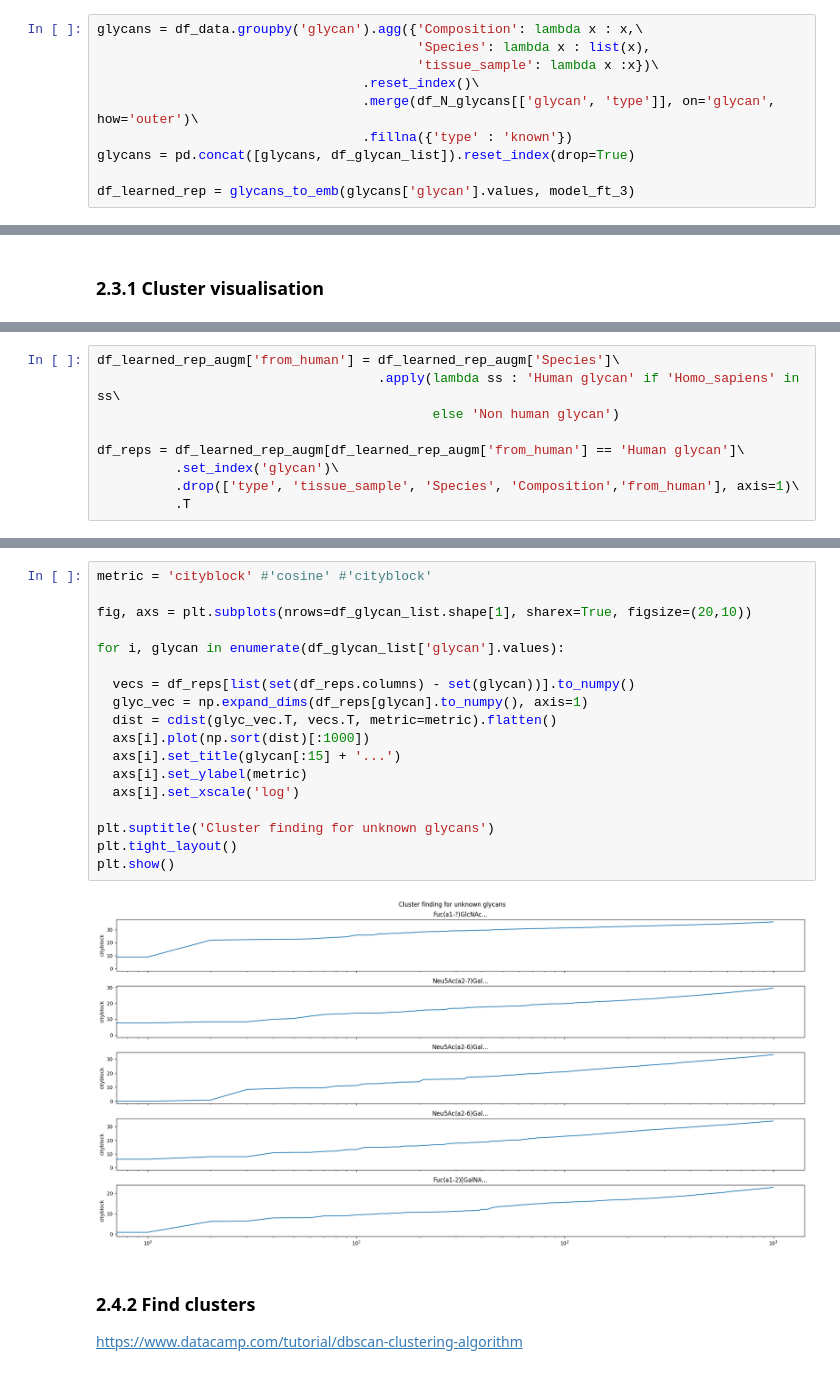
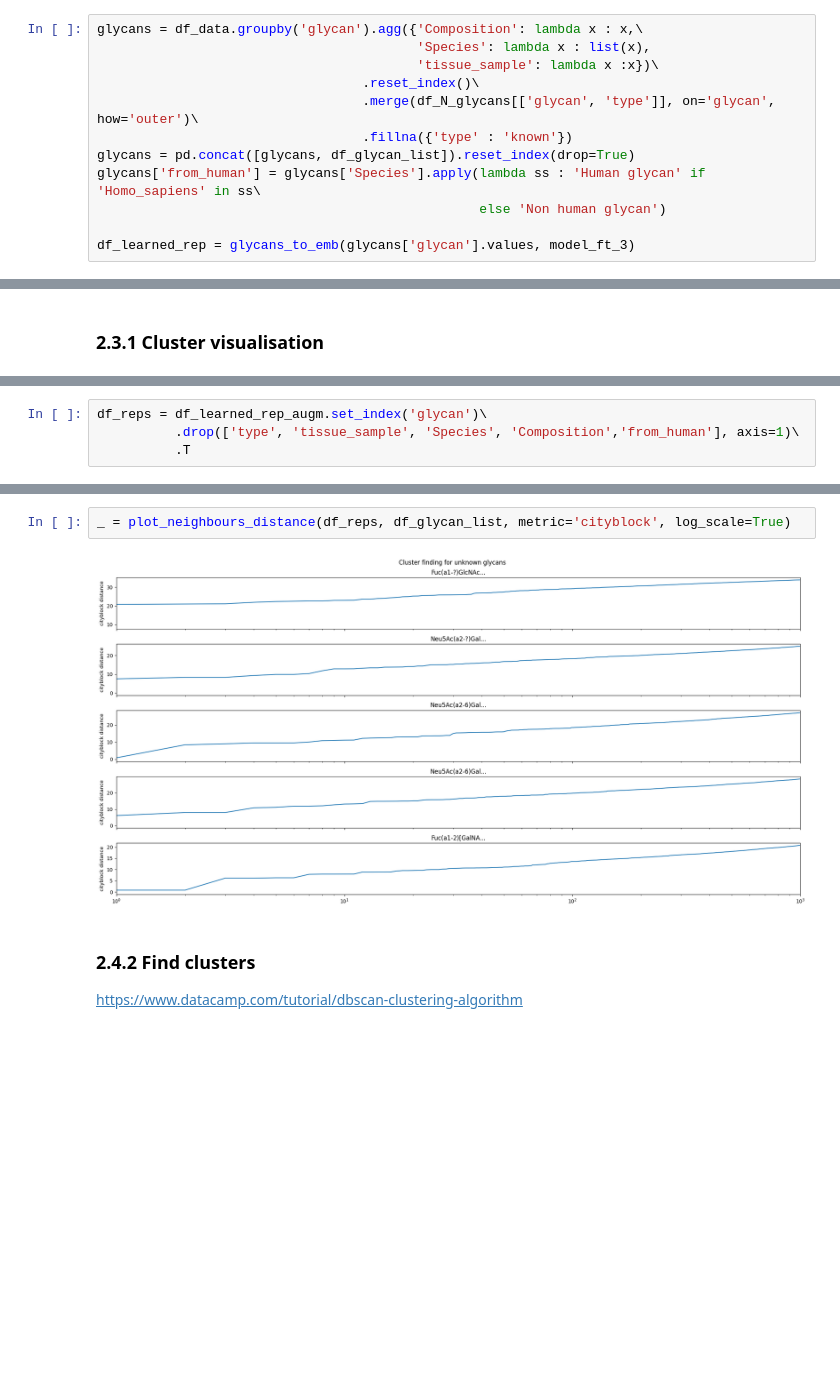
Before and after one commit to PhiCtl/glycan-biomarkers, a Jupyter notebook: notebooks/glycan_embedding.ipynb, the cells around one changed output, grey strips where cells are left out. Cells and saved outputs as stored; diff of their text form; blank space fills up the shorter version.

```diff
--- a/notebooks/glycan_embedding.ipynb
+++ b/notebooks/glycan_embedding.ipynb
@@ -205,6 +174,8 @@ glycans = df_data.groupby('glycan').agg({'Composition': lambda x : x,\
                                   .merge(df_N_glycans[['glycan', 'type']], on='glycan', how='outer')\
                                   .fillna({'type' : 'known'})
 glycans = pd.concat([glycans, df_glycan_list]).reset_index(drop=True)
+glycans['from_human'] = glycans['Species'].apply(lambda ss : 'Human glycan' if 'Homo_sapiens' in ss\
+                                                 else 'Non human glycan')
 
 df_learned_rep = glycans_to_emb(glycans['glycan'].values, model_ft_3)
 # %% [output]
@@ -285,10 +247,5 @@ This stage would need validation with other methods to see whether we end up wit
 # %%
-df_learned_rep_augm['from_human'] = df_learned_rep_augm['Species']\
-                                    .apply(lambda ss : 'Human glycan' if 'Homo_sapiens' in ss\
-                                           else 'Non human glycan')
-
-df_reps = df_learned_rep_augm[df_learned_rep_augm['from_human'] == 'Human glycan']\
-          .set_index('glycan')\
+df_reps = df_learned_rep_augm.set_index('glycan')\
           .drop(['type', 'tissue_sample', 'Species', 'Composition','from_human'], axis=1)\
           .T
 # %%
@@ -315,23 +285,7 @@ plt.show()
 # %%
-metric = 'cityblock' #'cosine' #'cityblock'
-
-fig, axs = plt.subplots(nrows=df_glycan_list.shape[1], sharex=True, figsize=(20,10))
-
-for i, glycan in enumerate(df_glycan_list['glycan'].values):
-
-  vecs = df_reps[list(set(df_reps.columns) - set(glycan))].to_numpy()
-  glyc_vec = np.expand_dims(df_reps[glycan].to_numpy(), axis=1)
-  dist = cdist(glyc_vec.T, vecs.T, metric=metric).flatten()
-  axs[i].plot(np.sort(dist)[:1000])
-  axs[i].set_title(glycan[:15] + '...')
-  axs[i].set_ylabel(metric)
-  axs[i].set_xscale('log')
-
-plt.suptitle('Cluster finding for unknown glycans')
-plt.tight_layout()
-plt.show()
+_ = plot_neighbours_distance(df_reps, df_glycan_list, metric='cityblock', log_scale=True)
 # %% [output]
-[figure, old version]
+[figure, new version]
 # %% [markdown]
 ### 2.4.2 Find clusters
 
```
Also changed, not shown: parts of 29 cells of this notebook.
